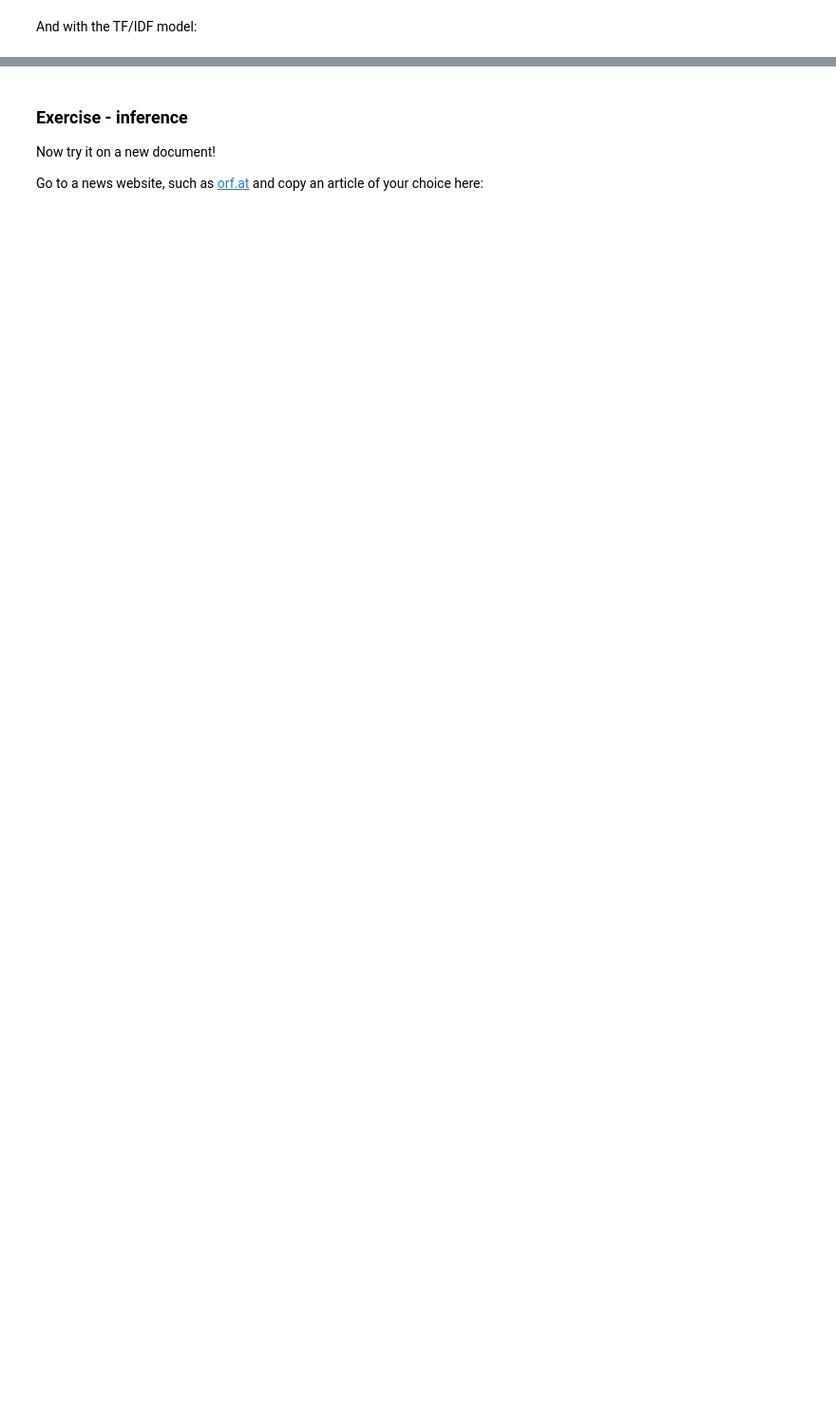
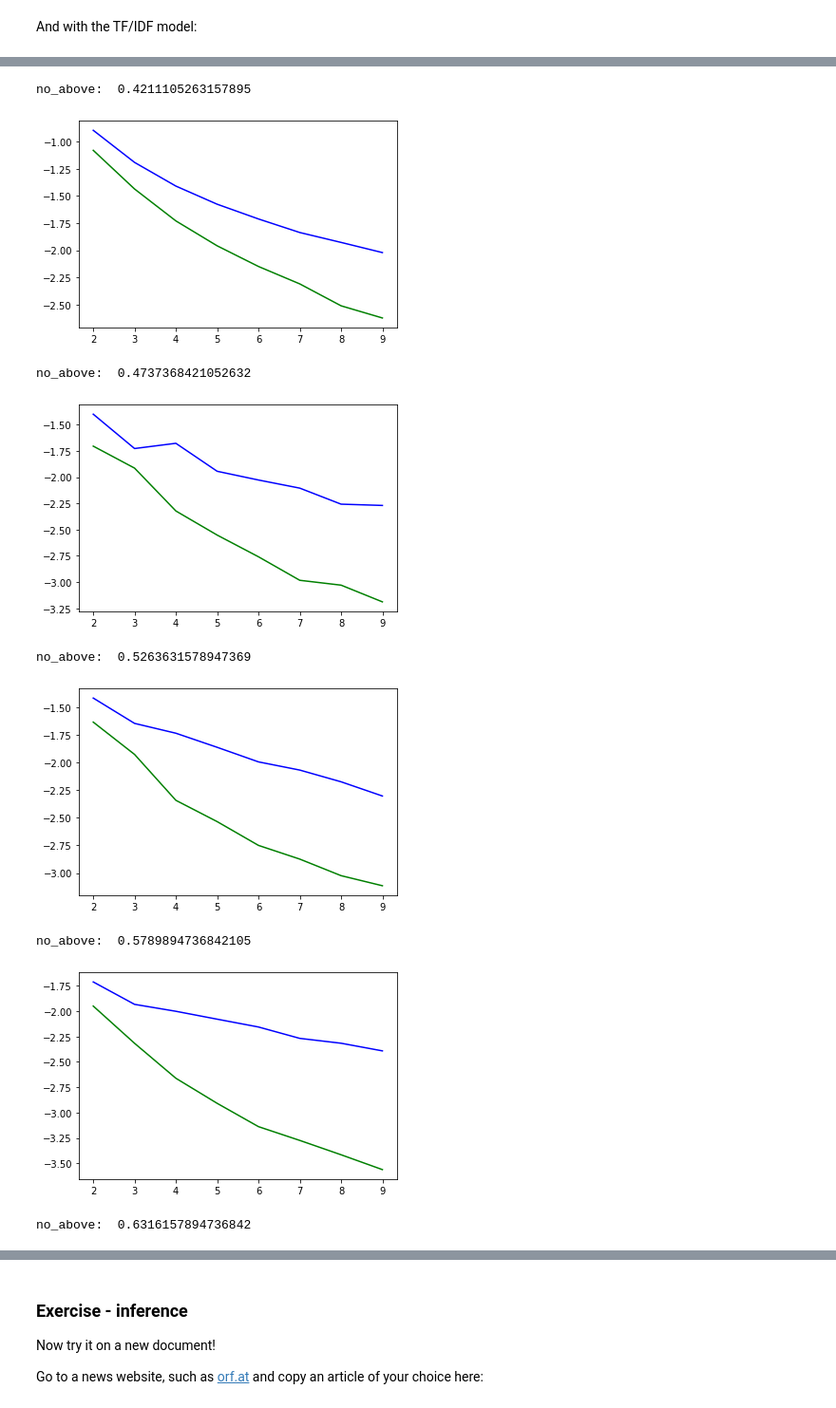
Before and after one commit to SIDIBEMoussa/NLP-Trainings, a Jupyter notebook: 03_Exercice_LM_classification_and_clustering.ipynb, the cells around one changed output, grey strips where cells are left out. Shown at 95% size. Drawn from its saved outputs; the diff is of its cells as text; code cells hidden in the pictures; blank space fills up the shorter version.

```diff
--- a/03_Exercice_LM_classification_and_clustering.ipynb
+++ b/03_Exercice_LM_classification_and_clustering.ipynb
@@ -178,12 +178,12 @@ for idx, (k, v) in enumerate(dictionary.iteritems()):
 ## Model hyper parameters:
 
 ## These are the dictionary preparation parameters:
-filter_tokens_if_container_documents_are_less_than = 1
-filter_tokens_if_appeared_percentage_more_than = 0.5
+filter_tokens_if_container_documents_are_less_than = 5
+filter_tokens_if_appeared_percentage_more_than = 0.526
 keep_the_first_n_tokens=100000
 
 ## and the LDA Parameters:
-num_of_topics = 4
+num_of_topics = 7
 # %%
 dictionary.filter_extremes(
         no_below=filter_tokens_if_container_documents_are_less_than,
@@ -409,4 +387,14 @@ def optimize_topic(processed_docs,max_num_topic):
 
     return 0
 # %%
-optimize_topic(processed_docs,max_num_topic = 20)
+optimize_topic(processed_docs,max_num_topic = 10,num_more_than = 20)
+# %% [output]
+no_above:  0.4211105263157895
+[figure, added]
+no_above:  0.4737368421052632
+[figure, added]
+no_above:  0.5263631578947369
+[figure, added]
+no_above:  0.5789894736842105
+[figure, added]
+no_above:  0.6316157894736842
```
Also changed, not shown: parts of 15 cells of this notebook.
